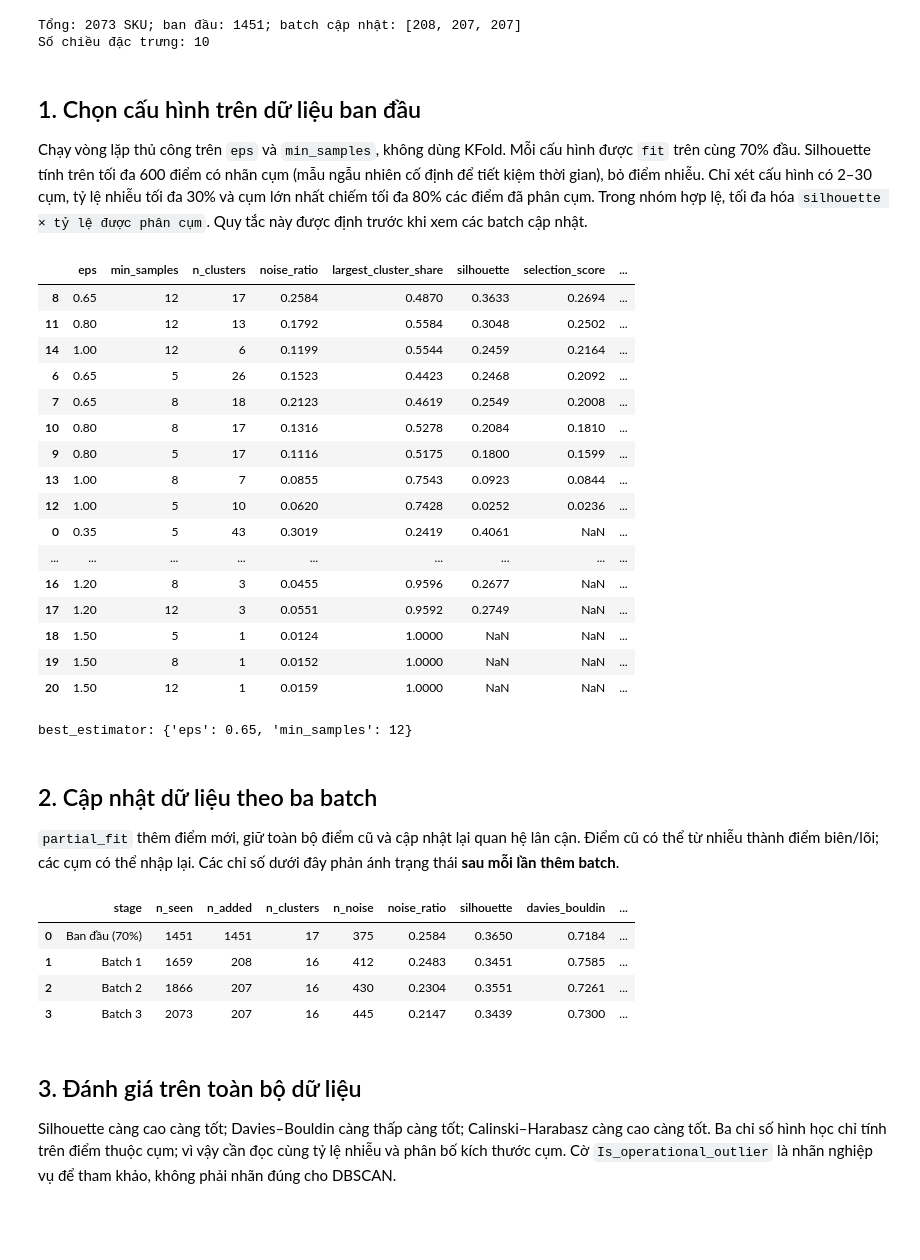
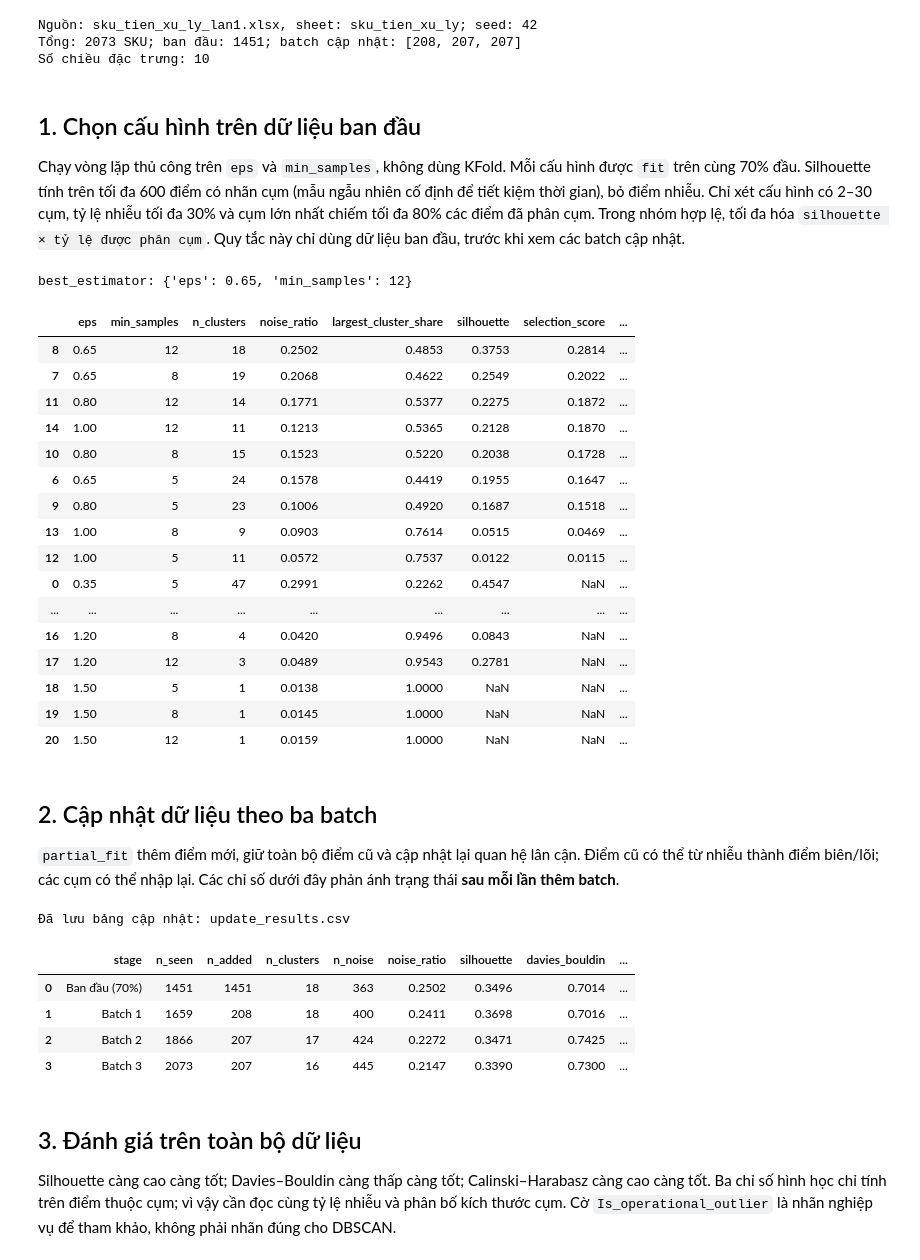
Before and after one commit to Tasta299/ML_CK, a Jupyter notebook: Incremental_DBSCAN.ipynb, the cells around one changed output. Saved outputs shown, nothing was run; the diff lists cells and outputs as text; code cells hidden in the pictures; blank space fills up the shorter version.

```diff
--- a/Incremental_DBSCAN.ipynb
+++ b/Incremental_DBSCAN.ipynb
@@ -13,23 +15,30 @@ from IPython.display import display
 from incremental_dbscan import (IncrementalDBSCAN, prepare_features,
                                 evaluate_clustering, adjusted_rand_index)
 
-DATA_PATH = Path('sku_clean_scaled.xlsx')
-df = pd.read_excel(DATA_PATH).sort_values('Stream_order').reset_index(drop=True)
-assert df['Stream_order'].tolist() == list(range(len(df)))
-assert df['ID'].is_unique and not df.isna().any().any()
+DATA_PATH = Path('sku_tien_xu_ly_lan1.xlsx')
+SOURCE_SHEET = 'sku_tien_xu_ly'
+SHUFFLE_SEED = 42
+raw_df = pd.read_excel(DATA_PATH, sheet_name=SOURCE_SHEET)
+assert raw_df['ID'].is_unique and not raw_df.isna().any().any()
+# Workbook không có cột thời gian: thứ tự này chỉ để mô phỏng cập nhật.
+order = np.random.default_rng(SHUFFLE_SEED).permutation(len(raw_df))
+df = raw_df.iloc[order].reset_index(drop=True).copy()
+df['Stream_order'] = np.arange(len(df))
 X = prepare_features(df, category_weight=1.0)
 initial_n = int(0.70 * len(df))
 X_initial = X[:initial_n]
 update_batches = np.array_split(np.arange(initial_n, len(df)), 3)
+print(f'Nguồn: {DATA_PATH.name}, sheet: {SOURCE_SHEET}; seed: {SHUFFLE_SEED}')
 print(f'Tổng: {len(df)} SKU; ban đầu: {initial_n}; batch cập nhật: {[len(b) for b in update_batches]}')
 print(f'Số chiều đặc trưng: {X.shape[1]}')
 # %% [output]
+Nguồn: sku_tien_xu_ly_lan1.xlsx, sheet: sku_tien_xu_ly; seed: 42
 Tổng: 2073 SKU; ban đầu: 1451; batch cập nhật: [208, 207, 207]
 Số chiều đặc trưng: 10
 # %% [markdown]
 ## 1. Chọn cấu hình trên dữ liệu ban đầu
 
-Chạy vòng lặp thủ công trên `eps` và `min_samples`, không dùng KFold. Mỗi cấu hình được `fit` trên cùng 70% đầu. Silhouette tính trên tối đa 600 điểm có nhãn cụm (mẫu ngẫu nhiên cố định để tiết kiệm thời gian), bỏ điểm nhiễu. Chỉ xét cấu hình có 2–30 cụm, tỷ lệ nhiễu tối đa 30% và cụm lớn nhất chiếm tối đa 80% các điểm đã phân cụm. Trong nhóm hợp lệ, tối đa hóa `silhouette × tỷ lệ được phân cụm`. Quy tắc này được định trước khi xem các batch cập nhật.
+Chạy vòng lặp thủ công trên `eps` và `min_samples`, không dùng KFold. Mỗi cấu hình được `fit` trên cùng 70% đầu. Silhouette tính trên tối đa 600 điểm có nhãn cụm (mẫu ngẫu nhiên cố định để tiết kiệm thời gian), bỏ điểm nhiễu. Chỉ xét cấu hình có 2–30 cụm, tỷ lệ nhiễu tối đa 30% và cụm lớn nhất chiếm tối đa 80% các điểm đã phân cụm. Trong nhóm hợp lệ, tối đa hóa `silhouette × tỷ lệ được phân cụm`. Quy tắc này chỉ dùng dữ liệu ban đầu, trước khi xem các batch cập nhật.
 # %%
 eps_grid = [0.35, 0.50, 0.65, 0.80, 1.00, 1.20, 1.50]
 min_samples_grid = [5, 8, 12]
@@ -55,24 +64,24 @@ display(search_results[['eps','min_samples','n_clusters','noise_ratio',
                         'largest_cluster_share','silhouette','selection_score','eligible']].round(4))
 print('best_estimator:', best_estimator.get_params())
 # %% [output]
+best_estimator: {'eps': 0.65, 'min_samples': 12}
 |  | eps | min_samples | n_clusters | noise_ratio | largest_cluster_share | silhouette | selection_score | ... |
-| 8 | 0.65 | 12 | 17 | 0.2584 | 0.4870 | 0.3633 | 0.2694 | ... |
-| 11 | 0.80 | 12 | 13 | 0.1792 | 0.5584 | 0.3048 | 0.2502 | ... |
-| 14 | 1.00 | 12 | 6 | 0.1199 | 0.5544 | 0.2459 | 0.2164 | ... |
-| 6 | 0.65 | 5 | 26 | 0.1523 | 0.4423 | 0.2468 | 0.2092 | ... |
-| 7 | 0.65 | 8 | 18 | 0.2123 | 0.4619 | 0.2549 | 0.2008 | ... |
-| 10 | 0.80 | 8 | 17 | 0.1316 | 0.5278 | 0.2084 | 0.1810 | ... |
-| 9 | 0.80 | 5 | 17 | 0.1116 | 0.5175 | 0.1800 | 0.1599 | ... |
-| 13 | 1.00 | 8 | 7 | 0.0855 | 0.7543 | 0.0923 | 0.0844 | ... |
-| 12 | 1.00 | 5 | 10 | 0.0620 | 0.7428 | 0.0252 | 0.0236 | ... |
-| 0 | 0.35 | 5 | 43 | 0.3019 | 0.2419 | 0.4061 | NaN | ... |
+| 8 | 0.65 | 12 | 18 | 0.2502 | 0.4853 | 0.3753 | 0.2814 | ... |
+| 7 | 0.65 | 8 | 19 | 0.2068 | 0.4622 | 0.2549 | 0.2022 | ... |
+| 11 | 0.80 | 12 | 14 | 0.1771 | 0.5377 | 0.2275 | 0.1872 | ... |
+| 14 | 1.00 | 12 | 11 | 0.1213 | 0.5365 | 0.2128 | 0.1870 | ... |
+| 10 | 0.80 | 8 | 15 | 0.1523 | 0.5220 | 0.2038 | 0.1728 | ... |
+| 6 | 0.65 | 5 | 24 | 0.1578 | 0.4419 | 0.1955 | 0.1647 | ... |
+| 9 | 0.80 | 5 | 23 | 0.1006 | 0.4920 | 0.1687 | 0.1518 | ... |
+| 13 | 1.00 | 8 | 9 | 0.0903 | 0.7614 | 0.0515 | 0.0469 | ... |
+| 12 | 1.00 | 5 | 11 | 0.0572 | 0.7537 | 0.0122 | 0.0115 | ... |
+| 0 | 0.35 | 5 | 47 | 0.2991 | 0.2262 | 0.4547 | NaN | ... |
 | ... | ... | ... | ... | ... | ... | ... | ... | ... |
-| 16 | 1.20 | 8 | 3 | 0.0455 | 0.9596 | 0.2677 | NaN | ... |
-| 17 | 1.20 | 12 | 3 | 0.0551 | 0.9592 | 0.2749 | NaN | ... |
-| 18 | 1.50 | 5 | 1 | 0.0124 | 1.0000 | NaN | NaN | ... |
-| 19 | 1.50 | 8 | 1 | 0.0152 | 1.0000 | NaN | NaN | ... |
+| 16 | 1.20 | 8 | 4 | 0.0420 | 0.9496 | 0.0843 | NaN | ... |
+| 17 | 1.20 | 12 | 3 | 0.0489 | 0.9543 | 0.2781 | NaN | ... |
+| 18 | 1.50 | 5 | 1 | 0.0138 | 1.0000 | NaN | NaN | ... |
+| 19 | 1.50 | 8 | 1 | 0.0145 | 1.0000 | NaN | NaN | ... |
 | 20 | 1.50 | 12 | 1 | 0.0159 | 1.0000 | NaN | NaN | ... |
-best_estimator: {'eps': 0.65, 'min_samples': 12}
 # %% [markdown]
 ## 2. Cập nhật dữ liệu theo ba batch
 
@@ -80,21 +89,24 @@ best_estimator: {'eps': 0.65, 'min_samples': 12}
 # %%
 stages = []
 initial_metrics = evaluate_clustering(X_initial, best_estimator.labels_, silhouette_sample=800)
 stages.append({'stage': 'Ban đầu (70%)', **initial_metrics, **best_estimator.history_[-1]})
 for batch_no, batch in enumerate(update_batches, start=1):
     best_estimator.partial_fit(X[batch])
     metrics = evaluate_clustering(X[:batch[-1]+1], best_estimator.labels_, silhouette_sample=800)
     stages.append({'stage': f'Batch {batch_no}', **metrics, **best_estimator.history_[-1]})
 update_results = pd.DataFrame(stages)
 display(update_results[['stage','n_seen','n_added','n_clusters','n_noise','noise_ratio',
                         'silhouette','davies_bouldin','calinski_harabasz',
                         'promoted_core','previous_noise_absorbed','old_cluster_ids_retired_by_merges']].round(4))
+update_results.to_csv('update_results.csv', index=False)
+print('Đã lưu bảng cập nhật: update_results.csv')
 # %% [output]
+Đã lưu bảng cập nhật: update_results.csv
 |  | stage | n_seen | n_added | n_clusters | n_noise | noise_ratio | silhouette | davies_bouldin | ... |
-| 0 | Ban đầu (70%) | 1451 | 1451 | 17 | 375 | 0.2584 | 0.3650 | 0.7184 | ... |
-| 1 | Batch 1 | 1659 | 208 | 16 | 412 | 0.2483 | 0.3451 | 0.7585 | ... |
-| 2 | Batch 2 | 1866 | 207 | 16 | 430 | 0.2304 | 0.3551 | 0.7261 | ... |
-| 3 | Batch 3 | 2073 | 207 | 16 | 445 | 0.2147 | 0.3439 | 0.7300 | ... |
+| 0 | Ban đầu (70%) | 1451 | 1451 | 18 | 363 | 0.2502 | 0.3496 | 0.7014 | ... |
+| 1 | Batch 1 | 1659 | 208 | 18 | 400 | 0.2411 | 0.3698 | 0.7016 | ... |
+| 2 | Batch 2 | 1866 | 207 | 17 | 424 | 0.2272 | 0.3471 | 0.7425 | ... |
+| 3 | Batch 3 | 2073 | 207 | 16 | 445 | 0.2147 | 0.3390 | 0.7300 | ... |
 # %% [markdown]
 ## 3. Đánh giá trên toàn bộ dữ liệu
 
```
Also changed, not shown: parts of 6 cells of this notebook, 7 other files.
